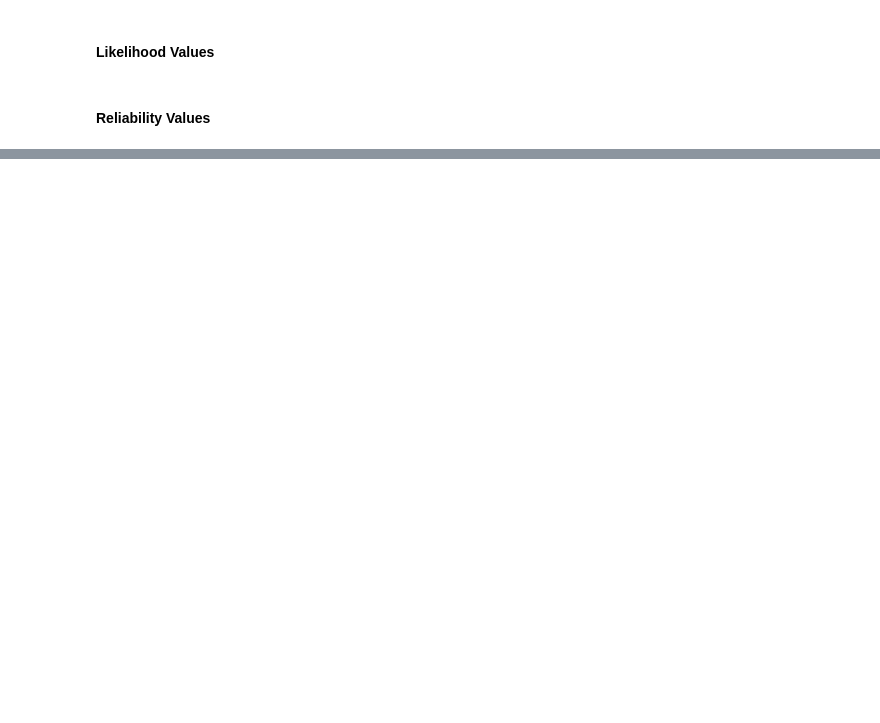
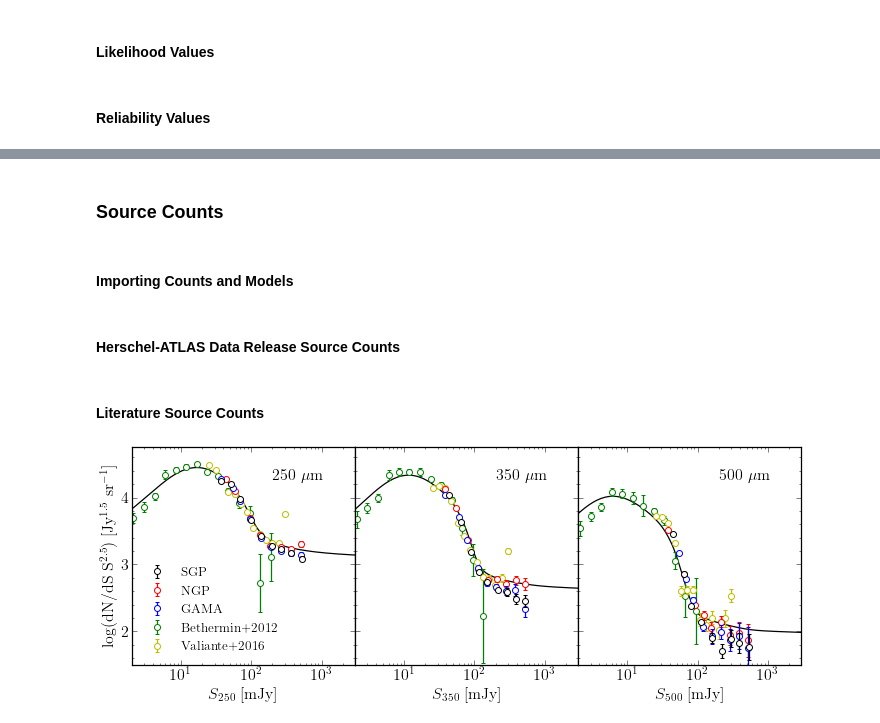
Before and after one commit to BradleyAWard/Herschel-ATLAS-DR3, a Jupyter notebook: HATLAS_DR3/identifications.ipynb, the cells around one changed output, grey strips where cells are left out. Drawn from its saved outputs; the diff is of its cells as text; code cells hidden in the pictures; blank space fills up the shorter version.

```diff
--- a/HATLAS_DR3/identifications.ipynb
+++ b/HATLAS_DR3/identifications.ipynb
@@ -266,0 +481,4 @@ _ = importlib.reload(sys.modules['utils'])
+# %% [markdown]
+### Source Counts
+# %% [markdown]
+#### Importing Counts and Models
@@ -266,0 +508,2 @@ _ = importlib.reload(sys.modules['utils'])
+# %% [markdown]
+#### Herschel-ATLAS Data Release Source Counts
@@ -266,0 +527,22 @@ _ = importlib.reload(sys.modules['utils'])
+# %%
+# Euclidean counts for DR1 DR2 and DR3
+
+# DR1
+dr1_euc = {}
+for flux,flux_limit in zip(fluxes, flux_limits):
+    euclidean_dict = utils.euclidean_counts(dr1, flux, (flux_limit, 600), n, dr1_area)
+    dr1_euc[flux] = euclidean_dict
+
+# DR2
+dr2_euc = {}
+for flux,flux_limit in zip(fluxes, flux_limits):
+    euclidean_dict = utils.euclidean_counts(dr2, flux, (flux_limit, 600), n, dr2_area)
+    dr2_euc[flux] = euclidean_dict
+
+# DR3
+dr3_euc = {}
+for flux,flux_limit in zip(fluxes, flux_limits):
+    euclidean_dict = utils.euclidean_counts(sources, flux, (flux_limit, 600), n, dr3_area)
+    dr3_euc[flux] = euclidean_dict
+# %% [markdown]
+#### Literature Source Counts
@@ -266,0 +589,43 @@ _ = importlib.reload(sys.modules['utils'])
+# %%
+# Plots of the Euclidean counts
+fig, (ax1, ax2, ax3) = plt.subplots(1, 3, sharex=True, sharey=True, figsize = (12, 4))
+fig.subplots_adjust(wspace = 0)
+
+flux_range = np.linspace(0, 10000, 10000)
+
+ax1.errorbar(dr3_euc['F250BEST']['flux'], dr3_euc['F250BEST']['euclidean_counts'], yerr = (dr3_euc['F250BEST']['error_low'], dr3_euc['F250BEST']['error_high']), marker = 'o', linestyle = '', label = 'SGP', zorder = 6)
+ax1.errorbar(dr2_euc['F250BEST']['flux'], dr2_euc['F250BEST']['euclidean_counts'], yerr = (dr2_euc['F250BEST']['error_low'], dr2_euc['F250BEST']['error_high']), marker = 'o', linestyle = '', label = 'NGP', zorder = 4)
+ax1.errorbar(dr1_euc['F250BEST']['flux'], dr1_euc['F250BEST']['euclidean_counts'], yerr = (dr1_euc['F250BEST']['error_low'], dr1_euc['F250BEST']['error_high']), marker = 'o', linestyle = '', label = 'GAMA', zorder = 5)
+ax1.errorbar(bethermin_fluxrange, bethermin_euc250, yerr = (bethermin_euclow_250, bethermin_euchigh_250), marker = 'o', linestyle = '', label = 'Bethermin+2012', zorder = 2)
+ax1.errorbar(valiante_fluxrange, valiante_euc250, yerr = (valiante_euclow_250, valiante_euchigh_250), marker = 'o', linestyle = '', label = 'Valiante+2016', zorder = 3)
+ax1.plot(cai_euc250['S'], cai_euc250['total'], marker = 'None', linestyle = '-', color = 'k', zorder = 1)
+ax1.text(200, 4.25, r'250 $\mu$m')
+ax1.set_ylabel(r'log(dN/dS S$^{2.5}$) [Jy$^{1.5}$ sr$^{-1}$]')
+ax1.set_xlabel(r'$S_{250}$ [mJy]')
+ax1.legend()
+
+ax2.errorbar(dr3_euc['F350BEST']['flux'], dr3_euc['F350BEST']['euclidean_counts'], yerr = (dr3_euc['F350BEST']['error_low'], dr3_euc['F350BEST']['error_high']), marker = 'o', linestyle = '', label = 'SGP', zorder = 6)
+ax2.errorbar(dr2_euc['F350BEST']['flux'], dr2_euc['F350BEST']['euclidean_counts'], yerr = (dr2_euc['F350BEST']['error_low'], dr2_euc['F350BEST']['error_high']), marker = 'o', linestyle = '', label = 'NGP', zorder = 4)
+ax2.errorbar(dr1_euc['F350BEST']['flux'], dr1_euc['F350BEST']['euclidean_counts'], yerr = (dr1_euc['F350BEST']['error_low'], dr1_euc['F350BEST']['error_high']), marker = 'o', linestyle = '', label = 'GAMA', zorder = 5)
+ax2.errorbar(bethermin_fluxrange, bethermin_euc350, yerr = (bethermin_euclow_350, bethermin_euchigh_350), marker = 'o', linestyle = '', label = 'Bethermin+2012', zorder = 2)
+ax2.errorbar(valiante_fluxrange, valiante_euc350, yerr = (valiante_euclow_350, valiante_euchigh_350), marker = 'o', linestyle = '', label = 'Valiante+2016', zorder = 3)
+ax2.plot(cai_euc350['S'], cai_euc350['total'], marker = 'None', linestyle = '-', color = 'k', zorder = 1)
+ax2.text(200, 4.25, r'350 $\mu$m')
+ax2.set_xlabel(r'$S_{350}$ [mJy]')
+
+ax3.errorbar(dr3_euc['F500BEST']['flux'], dr3_euc['F500BEST']['euclidean_counts'], yerr = (dr3_euc['F500BEST']['error_low'], dr3_euc['F500BEST']['error_high']), marker = 'o', linestyle = '', label = 'SGP', zorder = 6)
+ax3.errorbar(dr2_euc['F500BEST']['flux'], dr2_euc['F500BEST']['euclidean_counts'], yerr = (dr2_euc['F500BEST']['error_low'], dr2_euc['F500BEST']['error_high']), marker = 'o', linestyle = '', label = 'NGP', zorder = 4)
+ax3.errorbar(dr1_euc['F500BEST']['flux'], dr1_euc['F500BEST']['euclidean_counts'], yerr = (dr1_euc['F500BEST']['error_low'], dr1_euc['F500BEST']['error_high']), marker = 'o', linestyle = '', label = 'GAMA', zorder = 5)
+ax3.errorbar(bethermin_fluxrange, bethermin_euc500, yerr = (bethermin_euclow_500, bethermin_euchigh_500), marker = 'o', linestyle = '', label = 'Bethermin+2012', zorder = 2)
+ax3.errorbar(valiante_fluxrange, valiante_euc500, yerr = (valiante_euclow_500, valiante_euchigh_500), marker = 'o', linestyle = '', label = 'Valiante+2016', zorder = 3)
+ax3.plot(cai_euc500['S'], cai_euc500['total'], marker = 'None', linestyle = '-', color = 'k', zorder = 1)
+ax3.text(200, 4.25, r'500 $\mu$m')
+ax3.set_xlabel(r'$S_{500}$ [mJy]')
+ax3.set_xlim(2e0, 3e3)
+ax3.set_ylim(1.5, 4.75)
+ax3.semilogx()
+
+plt.xticks([1e1, 1e2, 1e3])
+plt.show()
+# %% [output]
+[figure, added]
```
Also changed, not shown: parts of 21 cells of this notebook.
